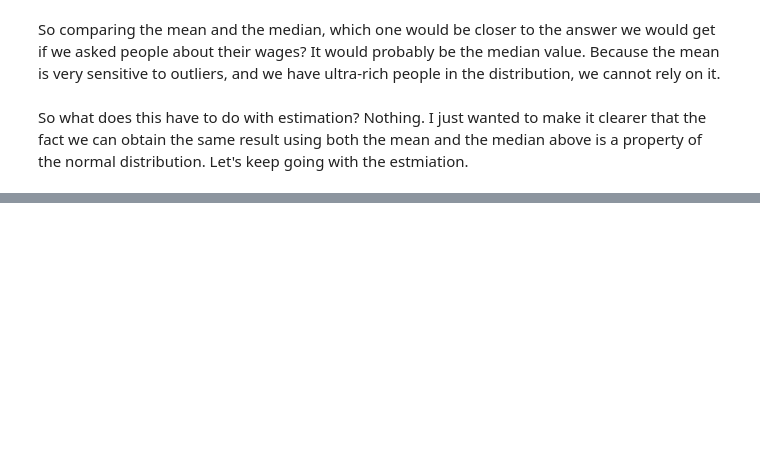
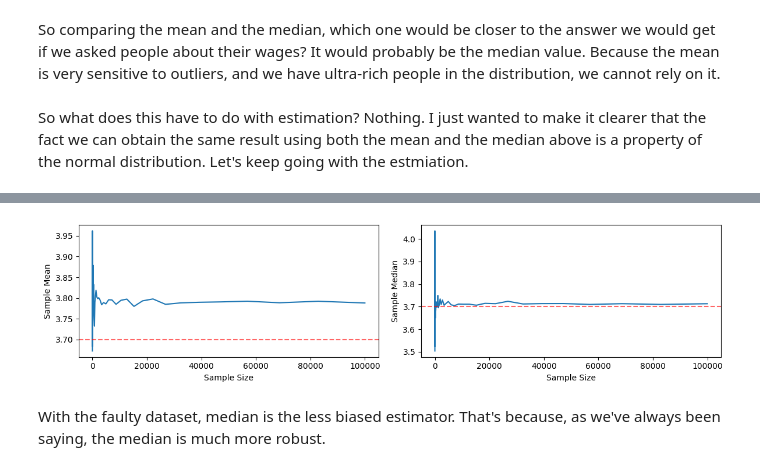
Before and after one commit to dybdeskarphet/statistics, a Jupyter notebook: notes/think_stats/08_estimation.ipynb, the cells around one changed output, grey strips where cells are left out. Saved outputs shown, nothing was run; the diff lists cells and outputs as text; code cells hidden in the pictures; blank space fills up the shorter version.

```diff
--- a/notes/think_stats/08_estimation.ipynb
+++ b/notes/think_stats/08_estimation.ipynb
@@ -112,0 +169,20 @@ So what does this have to do with estimation? Nothing. I just wanted to make it
+# %%
+ns = np.logspace(1, 5).astype(int)
+faulty_means = [np.mean(make_normal_sample_with_errors(mu, sigma, n)) for n in ns]
+faulty_medians = [np.median(make_normal_sample_with_errors(mu, sigma, n)) for n in ns]
+# %%
+fig, axes = plt.subplots(1, 2, figsize=(12, 3))
+axes[0].plot(ns, faulty_means)
+axes[1].plot(ns, faulty_medians)
+axes[0].axhline(mu, linestyle="--", color="red", alpha=0.6)
+axes[1].axhline(mu, linestyle="--", color="red", alpha=0.6)
+axes[0].set_ylabel("Sample Mean")
+axes[0].set_xlabel("Sample Size")
+axes[1].set_ylabel("Sample Median")
+axes[1].set_xlabel("Sample Size")
+plt.tight_layout()
+plt.show()
+# %% [output]
+[figure, added]
+# %% [markdown]
+With the faulty dataset, median is the less biased estimator. That's because, as we've always been saying, the median is much more robust.
```
Also changed, not shown: parts of 18 cells of this notebook, 1 other file.
